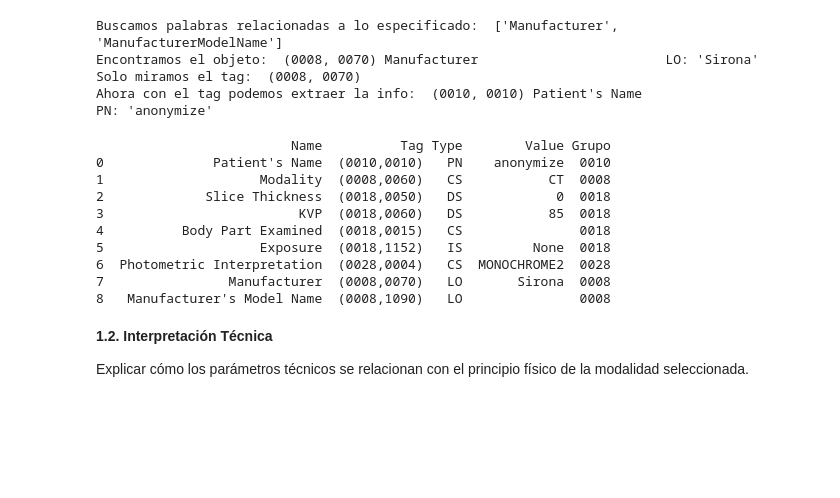
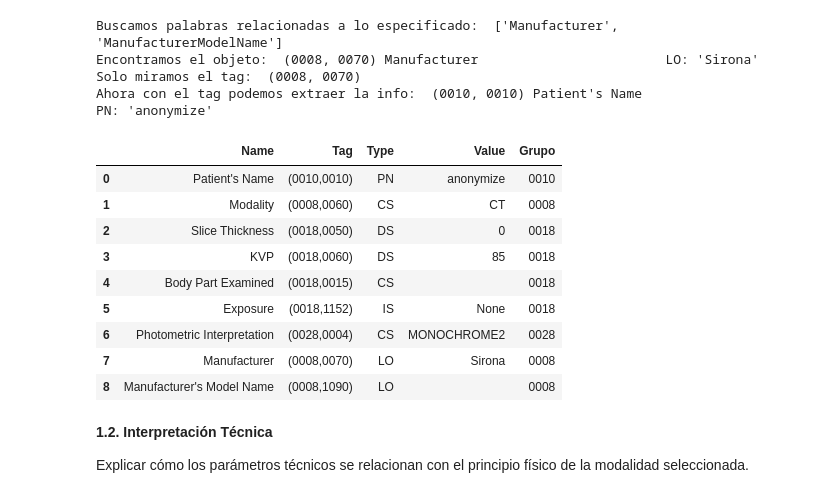
Before and after one commit to LuEnciso21/ImagenesMedicas, a Jupyter notebook: TrabajoUno/TrabajoUno.ipynb, the cells around one changed output. Cells and saved outputs as stored; diff of their text form; code cells hidden in the pictures; blank space fills up the shorter version.

```diff
--- a/TrabajoUno/TrabajoUno.ipynb
+++ b/TrabajoUno/TrabajoUno.ipynb
@@ -106,44 +108,44 @@ tags = [
     (0x0018, 0x0060),  # KVP
     (0x0018, 0x0015),  # Body Part Examined
     (0x0018, 0x1152),  # Exposure (a veces lo llaman Relative X-Ray Exposure)
     (0x0028, 0x0004),  # Photometric Interpretation
     (0x0008, 0x0070),  # Manufacturer
     (0x0008, 0x1090),  # Manufacturer Model Name
 ]
 data_list = []
 
 for group, element in tags:
     tag = (group, element)
     data_element = ds.get(tag)
     if data_element:
         data_list.append({
             "Name": data_element.name,
             "Tag": f"({group:04X},{element:04X})", # Formato hexadecimal
             "Type": data_element.VR,
             "Value": str(data_element.value),
             "Grupo": f"{group:04X}"
         })
     else:
         data_list.append({
             "Name": "Desconocido",
             "Tag": f"({group:04X},{element:04X})",
             "Type": "NA",
             "Value": "No disponible"
         })
 
 df = pd.DataFrame(data_list)
-print(df)
+df
 # %% [output]
-                         Name          Tag Type        Value Grupo
-0              Patient's Name  (0010,0010)   PN    anonymize  0010
-1                    Modality  (0008,0060)   CS           CT  0008
-2             Slice Thickness  (0018,0050)   DS            0  0018
-3                         KVP  (0018,0060)   DS           85  0018
-4          Body Part Examined  (0018,0015)   CS               0018
-5                    Exposure  (0018,1152)   IS         None  0018
-6  Photometric Interpretation  (0028,0004)   CS  MONOCHROME2  0028
-7                Manufacturer  (0008,0070)   LO       Sirona  0008
-8   Manufacturer's Model Name  (0008,1090)   LO               0008
+|  | Name | Tag | Type | Value | Grupo |
+| 0 | Patient's Name | (0010,0010) | PN | anonymize | 0010 |
+| 1 | Modality | (0008,0060) | CS | CT | 0008 |
+| 2 | Slice Thickness | (0018,0050) | DS | 0 | 0018 |
+| 3 | KVP | (0018,0060) | DS | 85 | 0018 |
+| 4 | Body Part Examined | (0018,0015) | CS |  | 0018 |
+| 5 | Exposure | (0018,1152) | IS | None | 0018 |
+| 6 | Photometric Interpretation | (0028,0004) | CS | MONOCHROME2 | 0028 |
+| 7 | Manufacturer | (0008,0070) | LO | Sirona | 0008 |
+| 8 | Manufacturer's Model Name | (0008,1090) | LO |  | 0008 |
 # %% [markdown]
 **1.2. Interpretación Técnica**
 
```
Also changed, not shown: parts of 10 cells of this notebook.
